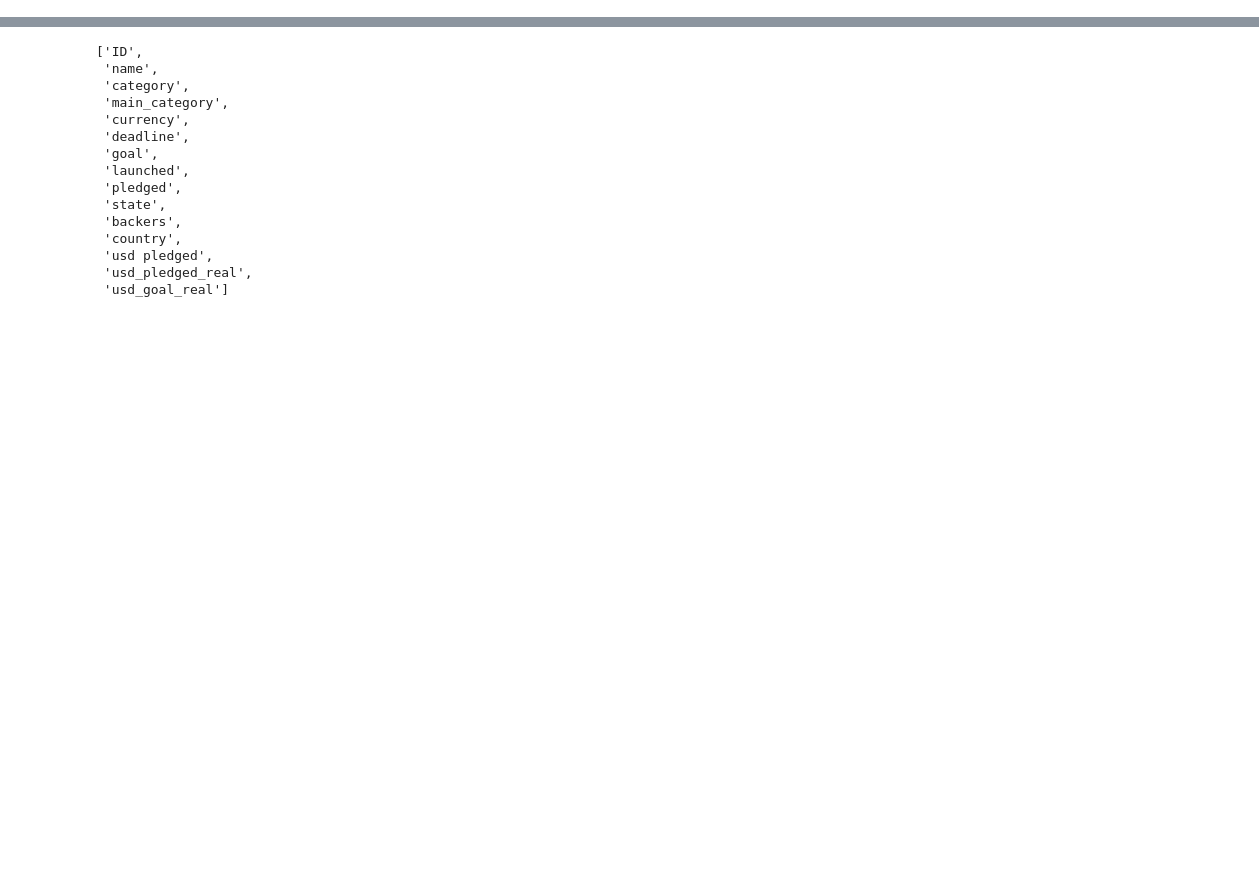
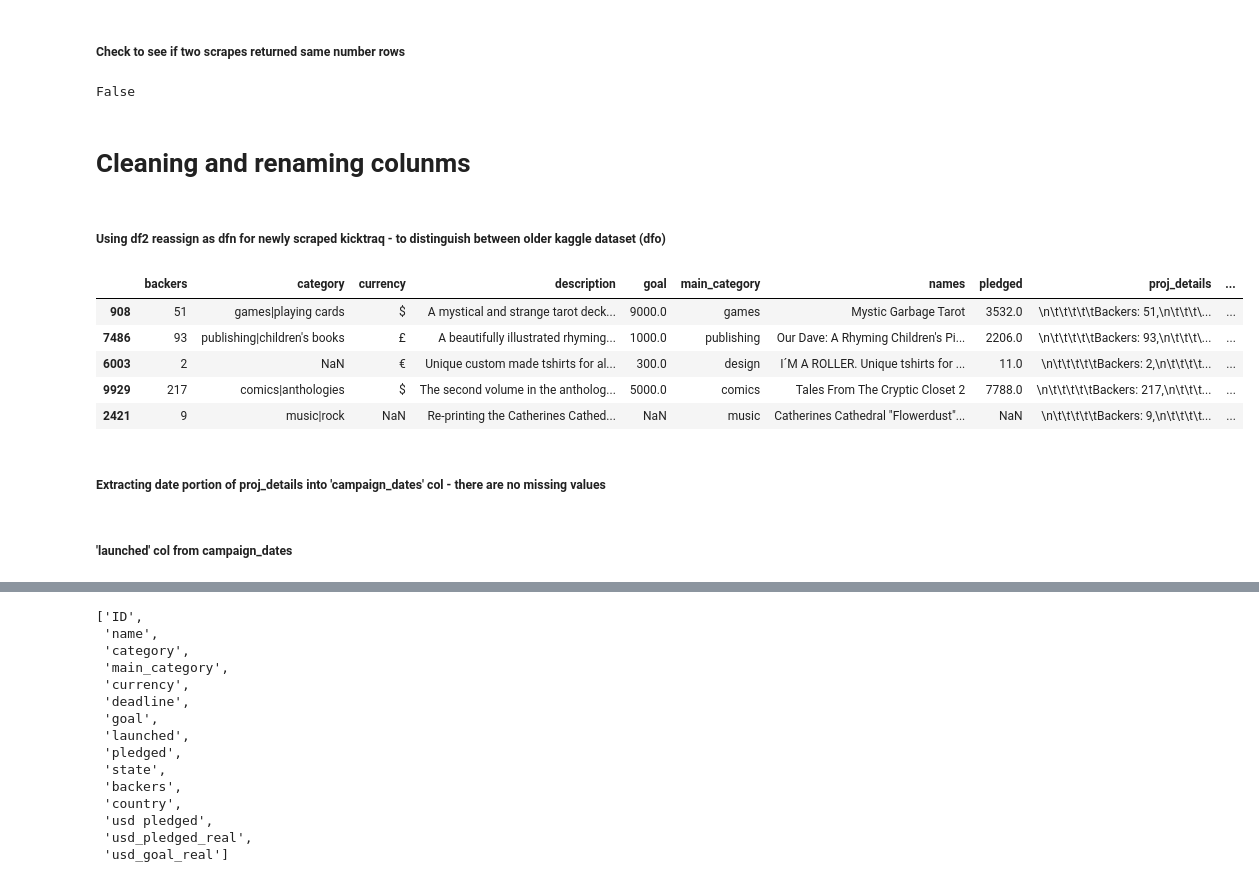
Before and after one commit to JudyChungJ/kicktraq_web_scrape, a Jupyter notebook: kicktraq.ipynb, the cells around one changed output, grey strips where cells are left out. Saved outputs shown, nothing was run; the diff lists cells and outputs as text; code cells hidden in the pictures; blank space fills up the shorter version.

Commit message:
jupyter notebook added dates and sub_cat

```diff
--- a/kicktraq.ipynb
+++ b/kicktraq.ipynb
@@ -112,0 +31,23 @@ df
+# %% [markdown]
+##### Check to see if two scrapes returned same number rows
+# %%
+df2.shape[0] == df.shape[0]
+# %% [output]
+False
+# %% [markdown]
+# Cleaning and renaming colunms
+# %% [markdown]
+##### Using df2 reassign as dfn for newly scraped kicktraq - to distinguish between older kaggle dataset (dfo)
+# %%
+dfn = pd.read_csv('/Users/judy/Desktop/WebScp/GitWebScp/kicktraq/kicktraq/kicktraq2.csv')
+# %%
+dfn.sample(5)
+# %% [output]
+|  | backers | category | currency | description | goal | main_category | names | pledged | proj_details | ... |
+| 908 | 51 | games|playing cards | $ | A mystical and strange tarot deck... | 9000.0 | games | Mystic Garbage Tarot | 3532.0 | \n\t\t\t\t\tBackers: 51,\n\t\t\t\... | ... |
+| 7486 | 93 | publishing|children's books | £ | A beautifully illustrated rhyming... | 1000.0 | publishing | Our Dave: A Rhyming Children's Pi... | 2206.0 | \n\t\t\t\t\tBackers: 93,\n\t\t\t\... | ... |
+| 6003 | 2 | NaN | € | Unique custom made tshirts for al... | 300.0 | design | I´M A ROLLER. Unique tshirts for ... | 11.0 | \n\t\t\t\t\tBackers: 2,\n\t\t\t\t... | ... |
+| 9929 | 217 | comics|anthologies | $ | The second volume in the antholog... | 5000.0 | comics | Tales From The Cryptic Closet 2 | 7788.0 | \n\t\t\t\t\tBackers: 217,\n\t\t\t... | ... |
+| 2421 | 9 | music|rock | NaN | Re-printing the Catherines Cathed... | NaN | music | Catherines Cathedral "Flowerdust"... | NaN | \n\t\t\t\t\tBackers: 9,\n\t\t\t\t... | ... |
+# %% [markdown]
+##### Extracting date portion of proj_details into 'campaign_dates' col - there are no missing values
@@ -112,0 +57,2 @@ df
+# %% [markdown]
+##### 'launched' col from campaign_dates
```
Also changed, not shown: parts of 63 cells of this notebook, 1 other file.
